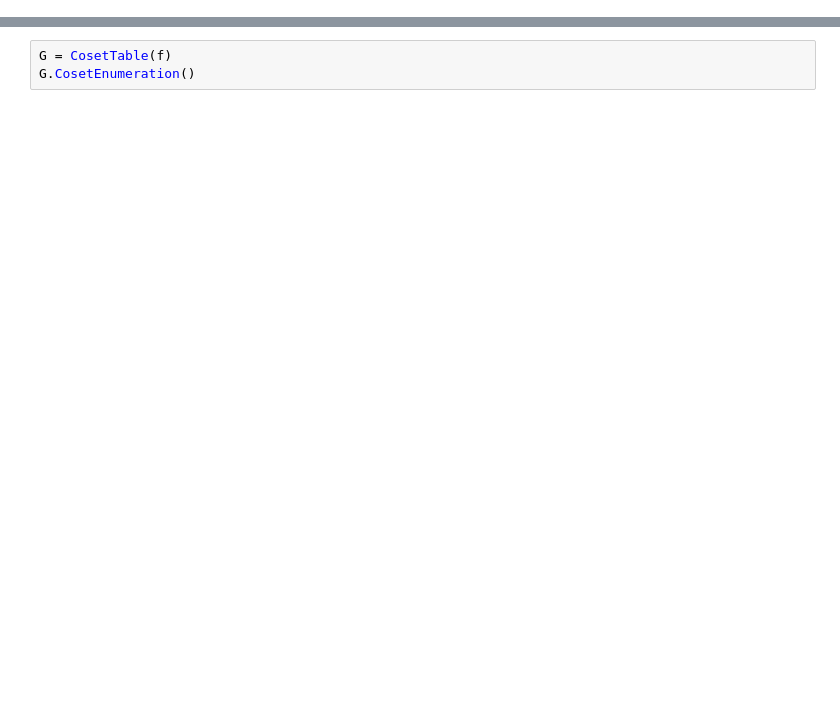
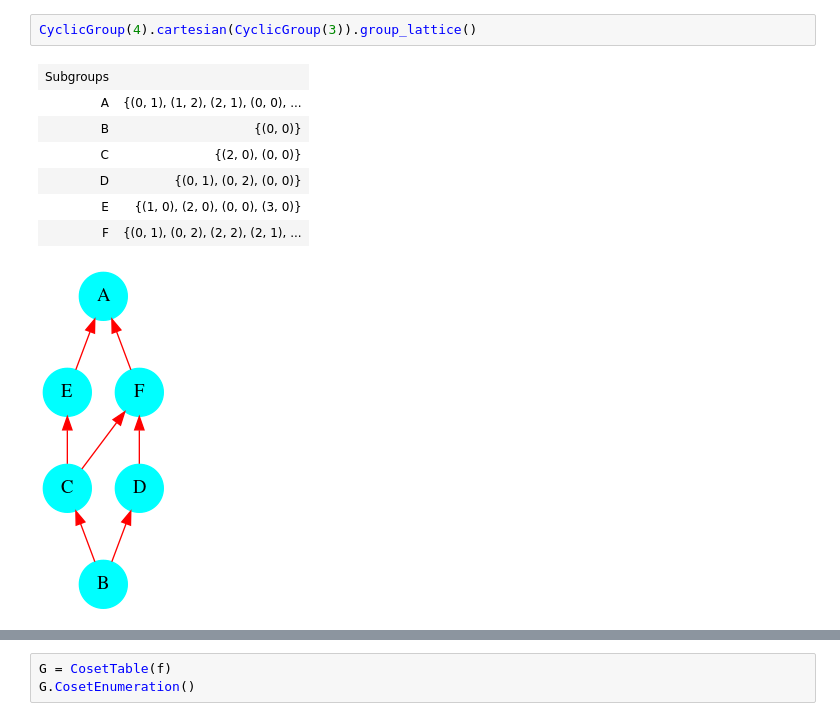
Before and after one commit to lmd-ugr/Grupos, a Jupyter notebook: Tutorial.ipynb, the cells around one changed output, grey strips where cells are left out. Saved outputs shown, nothing was run; the diff lists cells and outputs as text; blank space fills up the shorter version.

```diff
--- a/Tutorial.ipynb
+++ b/Tutorial.ipynb
@@ -130,0 +859,11 @@ print(f)
+# %%
+CyclicGroup(4).cartesian(CyclicGroup(3)).group_lattice()
+# %% [output]
+| Subgroups |  |
+| A | {(0, 1), (1, 2), (2, 1), (0, 0), ... |
+| B | {(0, 0)} |
+| C | {(2, 0), (0, 0)} |
+| D | {(0, 1), (0, 2), (0, 0)} |
+| E | {(1, 0), (2, 0), (0, 0), (3, 0)} |
+| F | {(0, 1), (0, 2), (2, 2), (2, 1), ... |
+[figure, added]
```
Also changed, not shown: parts of 309 cells of this notebook, 23 other files.
